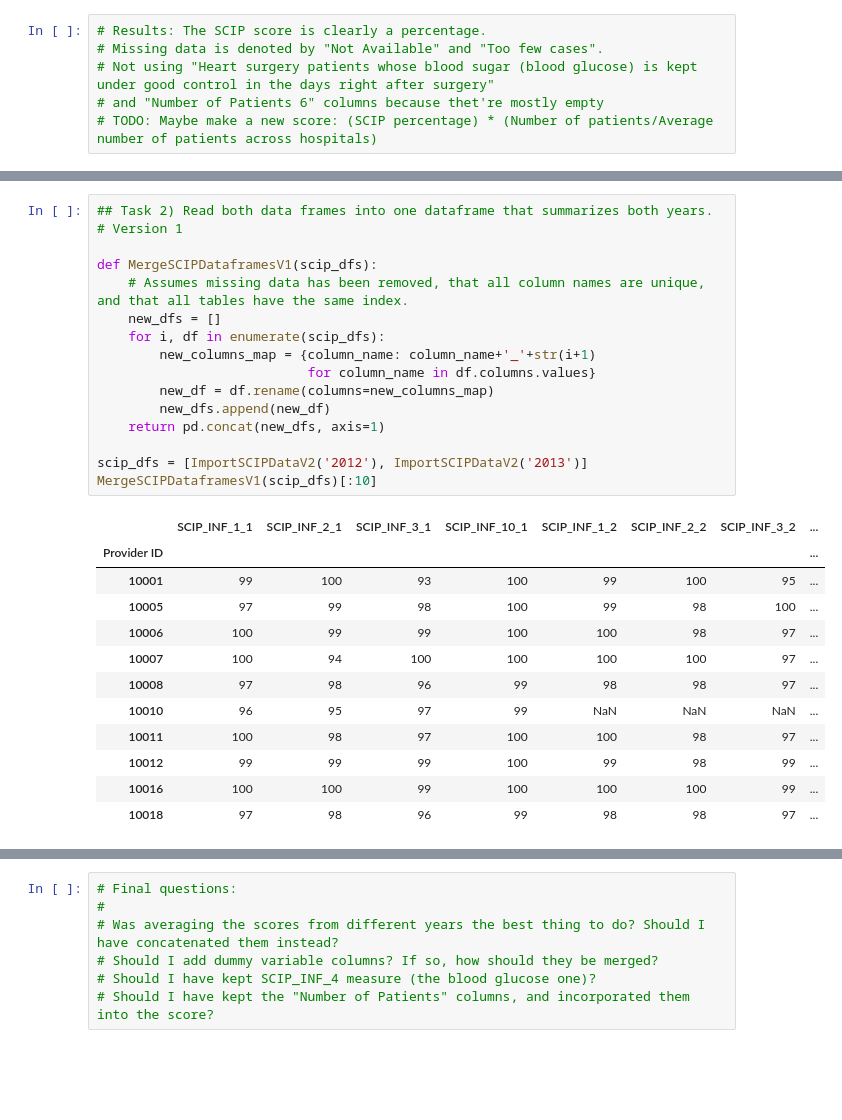
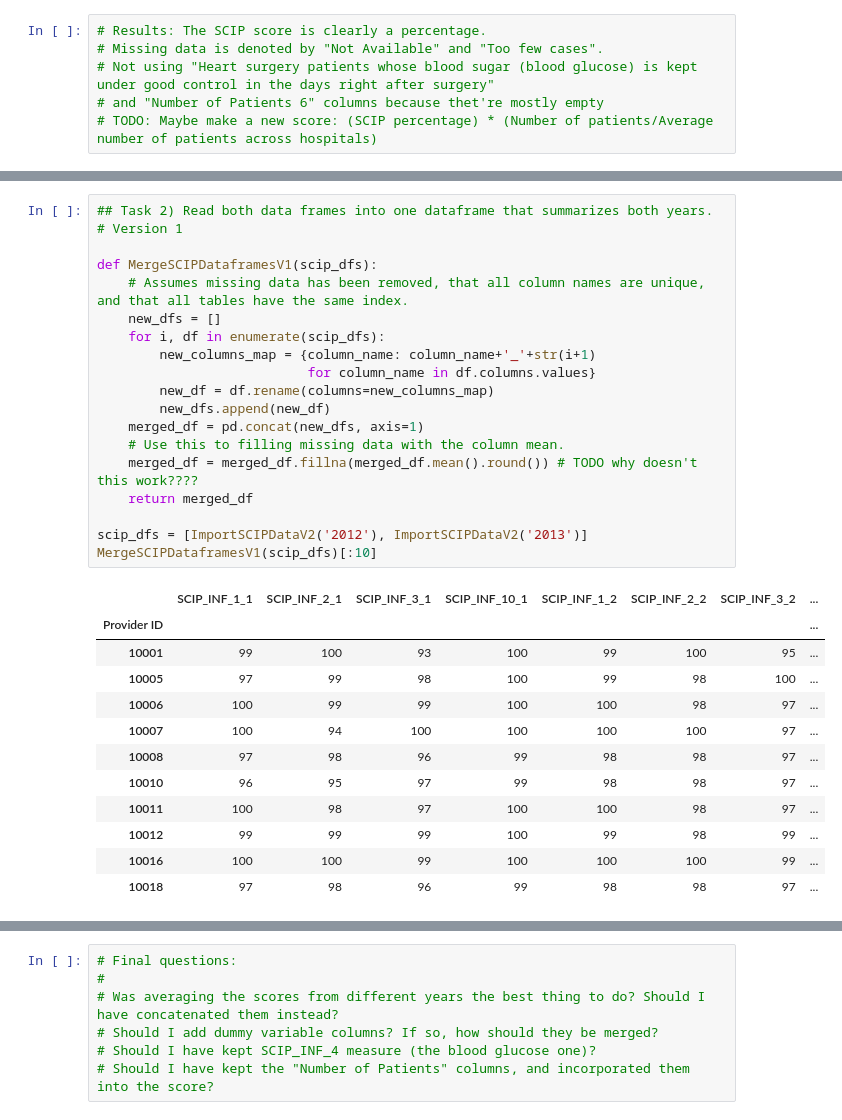
Before and after one commit to pinesol/intro-ds-hai, a Jupyter notebook: SCIP Data Integration.ipynb, the cells around one changed output, grey strips where cells are left out. Drawn from its saved outputs; the diff is of its cells as text; blank space fills up the shorter version.

```diff
--- a/SCIP Data Integration.ipynb
+++ b/SCIP Data Integration.ipynb
@@ -192,28 +191,31 @@ ImportSCIPDataV2('2013').head()
 # %%
 ## Task 2) Read both data frames into one dataframe that summarizes both years.
 # Version 1
 
 def MergeSCIPDataframesV1(scip_dfs):
     # Assumes missing data has been removed, that all column names are unique, and that all tables have the same index.
     new_dfs = []
     for i, df in enumerate(scip_dfs):
         new_columns_map = {column_name: column_name+'_'+str(i+1)
                            for column_name in df.columns.values}
         new_df = df.rename(columns=new_columns_map)
         new_dfs.append(new_df)
-    return pd.concat(new_dfs, axis=1)
+    merged_df = pd.concat(new_dfs, axis=1)
+    # Use this to filling missing data with the column mean.
+    merged_df = merged_df.fillna(merged_df.mean().round()) # TODO why doesn't this work????
+    return merged_df
 
 scip_dfs = [ImportSCIPDataV2('2012'), ImportSCIPDataV2('2013')]
 MergeSCIPDataframesV1(scip_dfs)[:10]
 # %% [output]
 |  | SCIP_INF_1_1 | SCIP_INF_2_1 | SCIP_INF_3_1 | SCIP_INF_10_1 | SCIP_INF_1_2 | SCIP_INF_2_2 | SCIP_INF_3_2 | ... |
 | Provider ID |  |  |  |  |  |  |  | ... |
 | 10001 | 99 | 100 | 93 | 100 | 99 | 100 | 95 | ... |
 | 10005 | 97 | 99 | 98 | 100 | 99 | 98 | 100 | ... |
 | 10006 | 100 | 99 | 99 | 100 | 100 | 98 | 97 | ... |
 | 10007 | 100 | 94 | 100 | 100 | 100 | 100 | 97 | ... |
 | 10008 | 97 | 98 | 96 | 99 | 98 | 98 | 97 | ... |
-| 10010 | 96 | 95 | 97 | 99 | NaN | NaN | NaN | ... |
+| 10010 | 96 | 95 | 97 | 99 | 98 | 98 | 97 | ... |
 | 10011 | 100 | 98 | 97 | 100 | 100 | 98 | 97 | ... |
 | 10012 | 99 | 99 | 99 | 100 | 99 | 98 | 99 | ... |
 | 10016 | 100 | 100 | 99 | 100 | 100 | 100 | 99 | ... |
```
Also changed, not shown: parts of 4 cells of this notebook, 2 other files.
